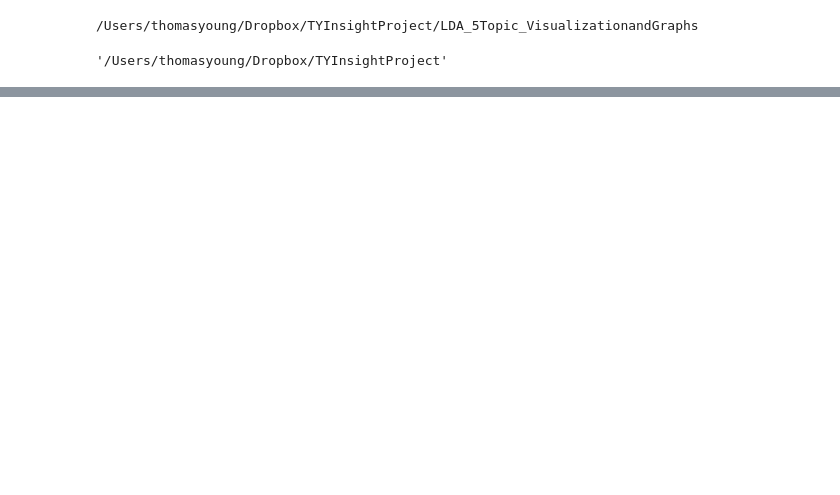
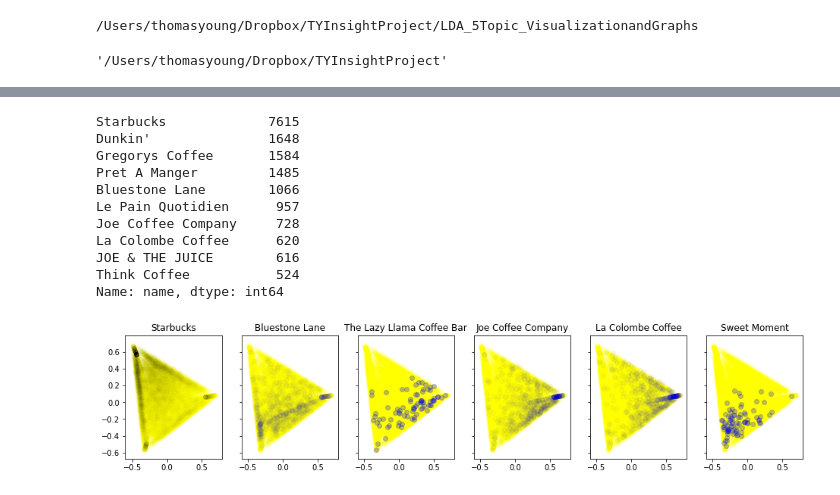
Before and after one commit to thomasyounghi/TY-InsightProject, a Jupyter notebook: LDA_5Topic_VisualizationandGraphs/EDA_LDATopicImportance.ipynb, the cells around one changed output, grey strips where cells are left out. Cells and saved outputs as stored; diff of their text form; code cells hidden in the pictures; blank space fills up the shorter version.

```diff
--- a/LDA_5Topic_VisualizationandGraphs/EDA_LDATopicImportance.ipynb
+++ b/LDA_5Topic_VisualizationandGraphs/EDA_LDATopicImportance.ipynb
@@ -86,0 +185,32 @@ for i in range(5):
+# %%
+#Plotting the first principal components
+ldavecs = merged[['t0','t1','t2','t3','t4']]
+X = np.array(ldavecs.values.tolist())
+pca = PCA(n_components=3)
+pca.fit(X)
+Xtransf = pca.transform(X)
+# %%
+shopstoplot = ['Starbucks','Bluestone Lane', 'The Lazy Llama Coffee Bar', 'Joe Coffee Company','La Colombe Coffee','Sweet Moment']
+
+f, ax = plt.subplots(1, 6, sharey=True, figsize = (16,3))
+for i in range(6):
+    ax[i].scatter(x=Xtransf[:,0],y=Xtransf[:,1],c='yellow',alpha=0.01)
+    Xbsl = np.array([Xtransf[k] for k in range(len(Xtransf)) if merged.name[k] == shopstoplot[i]])
+    ax[i].scatter(x=Xbsl[:,0],y=Xbsl[:,1],c='blue',alpha = 1/len(Xbsl)*20)
+    ax[i].set_title(shopstoplot[i])
+
+
+merged.name.value_counts().head(10)
+# %% [output]
+Starbucks             7615
+Dunkin'               1648
+Gregorys Coffee       1584
+Pret A Manger         1485
+Bluestone Lane        1066
+Le Pain Quotidien      957
+Joe Coffee Company     728
+La Colombe Coffee      620
+JOE & THE JUICE        616
+Think Coffee           524
+Name: name, dtype: int64
+[figure, added]
```
Also changed, not shown: parts of 27 cells of this notebook.
